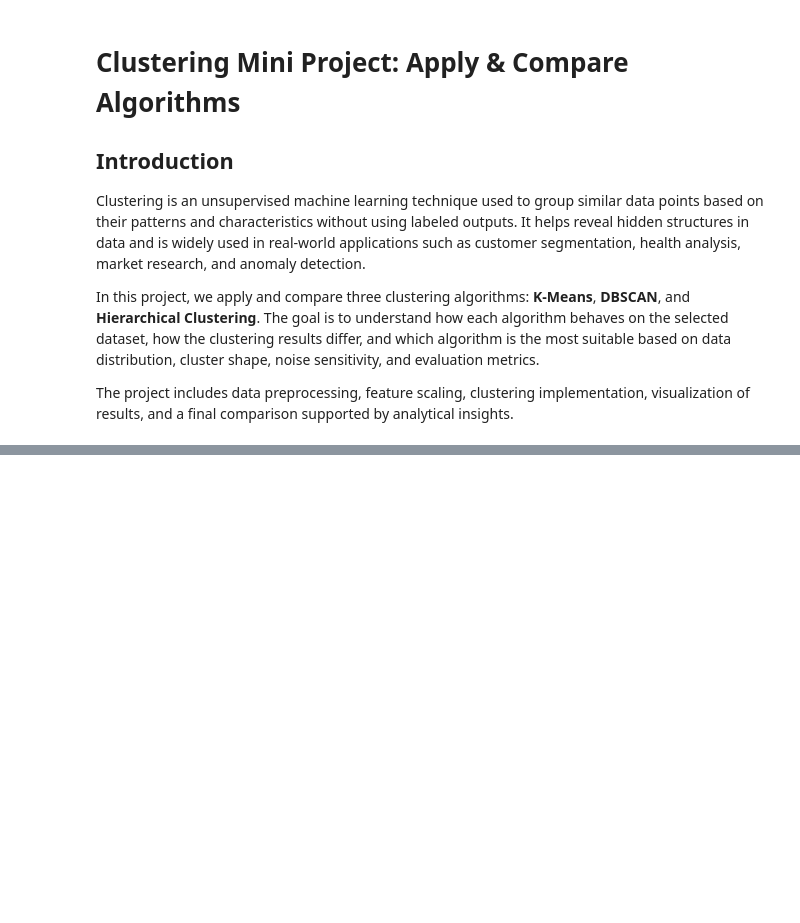
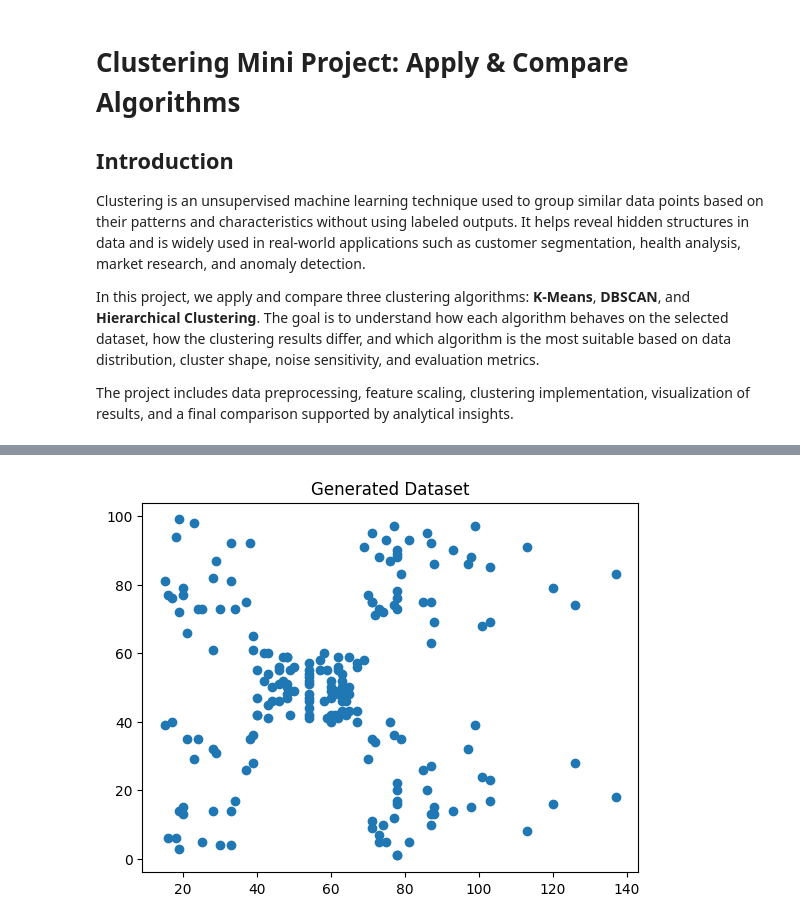
Before and after one commit to Yasir-Aladwani/clustering-mini-project, a Jupyter notebook: clustering_mini_project.ipynb, the cells around one changed output, grey strips where cells are left out. Saved outputs shown, nothing was run; the diff lists cells and outputs as text; code cells hidden in the pictures; blank space fills up the shorter version.

Commit message:
Dataset importing and K-means

```diff
--- a/clustering_mini_project.ipynb
+++ b/clustering_mini_project.ipynb
@@ -11,0 +25,3 @@ The project includes data preprocessing, feature scaling, clustering implementat
+# %%
+df = pd.read_csv("Mall_Customers.csv")
+df.head()
@@ -11,0 +60,9 @@ The project includes data preprocessing, feature scaling, clustering implementat
+# %%
+X = df[['Annual Income (k$)', 'Spending Score (1-100)']]
+X_scaled = StandardScaler().fit_transform(X)
+# %%
+plt.scatter(X.iloc[:,0], X.iloc[:,1])
+plt.title("Generated Dataset")
+plt.show()
+# %% [output]
+[figure, added]
```
Also changed, not shown: parts of 10 cells of this notebook.
